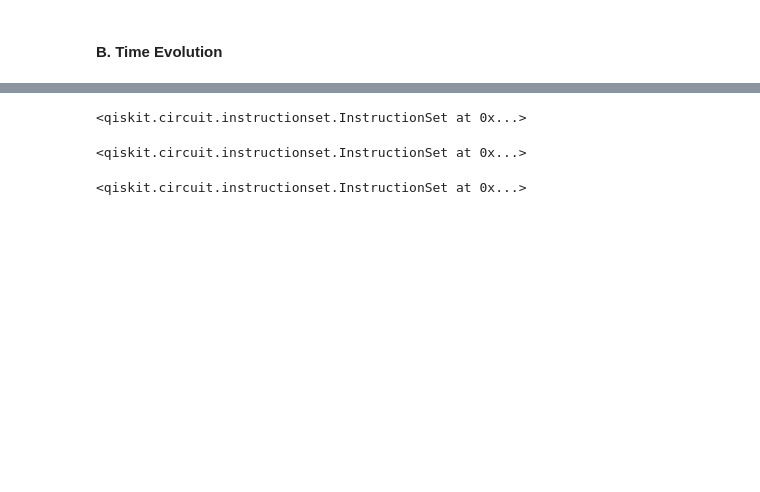
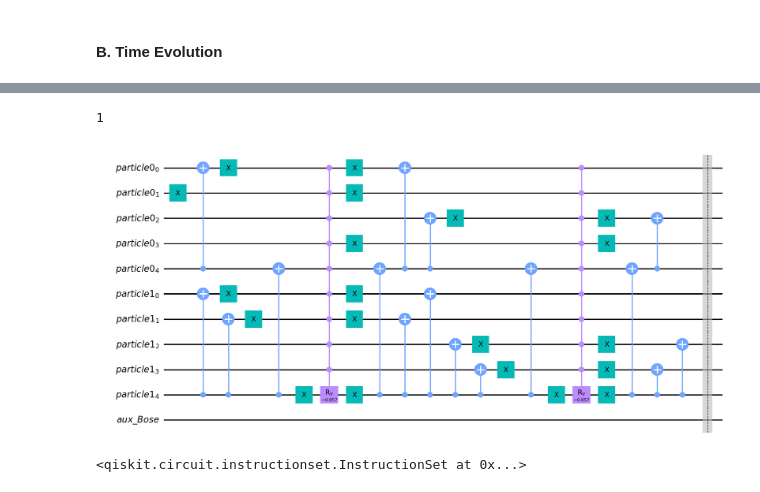
Before and after one commit to UTokyo-ICEPP/single-particle-qft, a Jupyter notebook: qsp/qc_single_particle.ipynb, the cells around one changed output, grey strips where cells are left out. Drawn from its saved outputs; the diff is of its cells as text; code cells hidden in the pictures; blank space fills up the shorter version.

```diff
--- a/qsp/qc_single_particle.ipynb
+++ b/qsp/qc_single_particle.ipynb
@@ -683,10 +682,3 @@ checkFidelity(circuit)
-# %%
-# operate Sphi gate to evolve time
-s_gate= sPhi(M, delta_t, particle_regs, a_s, m)
-s_gate.name = 'Sphi gate'
-circuit.append(s_gate, qargs=particle_1D_list)
-# %% [output]
-<qiskit.circuit.instructionset.InstructionSet at 0x...>
 # %%
 # #### B. Time Evolution ####
 # ## Free Hamiltonian ##
@@ -802,43 +796,45 @@ def invSqueezeGate(qmom, ireg, jreg, m, a_s):
 n = 1
 M = 2
 N_abs = 1
+d = 2
 N = N_abs * d +d + 1
 m = 0
 a_s = 1
-circuit, particle_regs, anc_reg_h0, anc_reg_symm, cla_reg_symm, cla_measure, particle_1D_list = init(M, N_abs, d)
+circuit, particle_regs, anc_reg_symm, anc_reg_sym_marker, particle_1D_list = init(M, N_abs, d, n)
 
-ireg = particle_regs[0]
-jreg = particle_regs[1]
-sq_gate, modebit = squeezeGate(1/2, jreg, ireg, m, a_s)
+ireg = particle_regs[1]
+jreg = particle_regs[0]
+sq_gate, modebit = squeezeGate(3/2, jreg, ireg, m, a_s)
 sq_gate.name = f'mode{0} sq'
 circuit.append(sq_gate, qargs=jreg[:] + ireg[:])
 circuit.barrier()
 # circuit.ry(-2 * zq/M, particle_regs[1][-1])
 
 # circuit.decompose().draw('mpl')
 
 # ## Scheme of squeezing operation
 # n = 2
 # M = 2
 # N_abs = 1
 # N = N_abs * d +d + 1
 # circuit, particle_regs, anc_reg_h0, anc_reg_symm, cla_reg_symm, cla_measure, particle_1D_list = init(M, N_abs, d)
 
 # circuit.cx(particle_regs[1][-1], particle_regs[1][-2])
 # circuit.cx(particle_regs[1][-1], particle_regs[0][-1])
 # circuit.x(particle_regs[0][:])
 # circuit.x(particle_regs[1][:-1])
 # mcry = RYGate(-2 * zq/M).control(2 * jreg.size - 1)
 # circuit.append(mcry, qargs=ireg[:]+jreg[:jreg.size-1] + [jreg[jreg.size-1]])
 # circuit.x(particle_regs[0][:])
 # circuit.x(particle_regs[1][:-1])
 # circuit.cx(particle_regs[1][-1], particle_regs[0][-1])
 # circuit.cx(particle_regs[1][-1], particle_regs[1][-2])
 
 # circuit.barrier()
-# circuit.decompose().draw('mpl')
+circuit.decompose().draw('mpl')
 # %% [output]
-<qiskit.circuit.instructionset.InstructionSet at 0x...>
+1
+[figure, added]
 # %%
 def intHamiltonianTwoPairs(ireg, jreg, ipos, two_hamming_list, Delta): # done
     pos_bits = bin(ipos)[2:]
```
Also changed, not shown: parts of 31 cells of this notebook, 3 other files.
